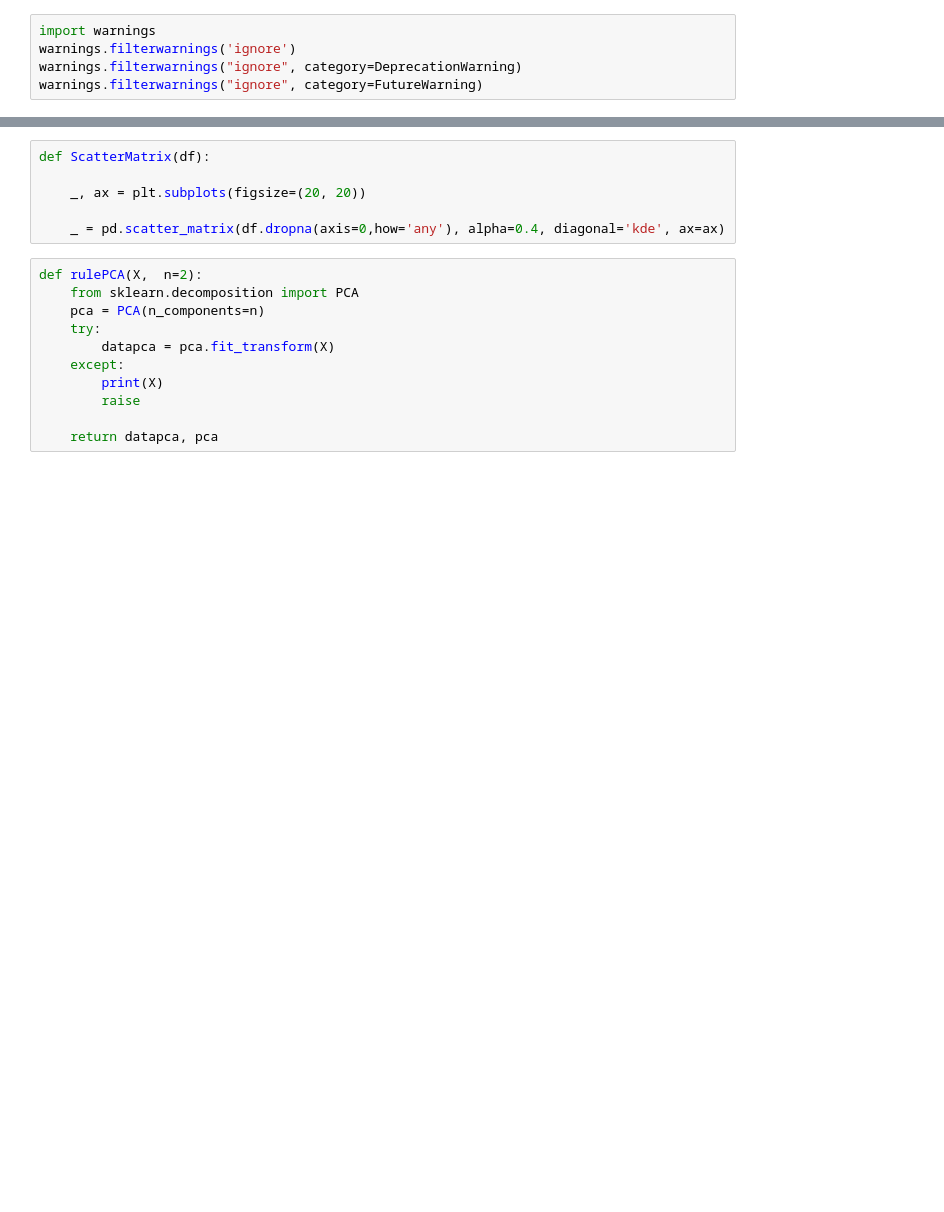
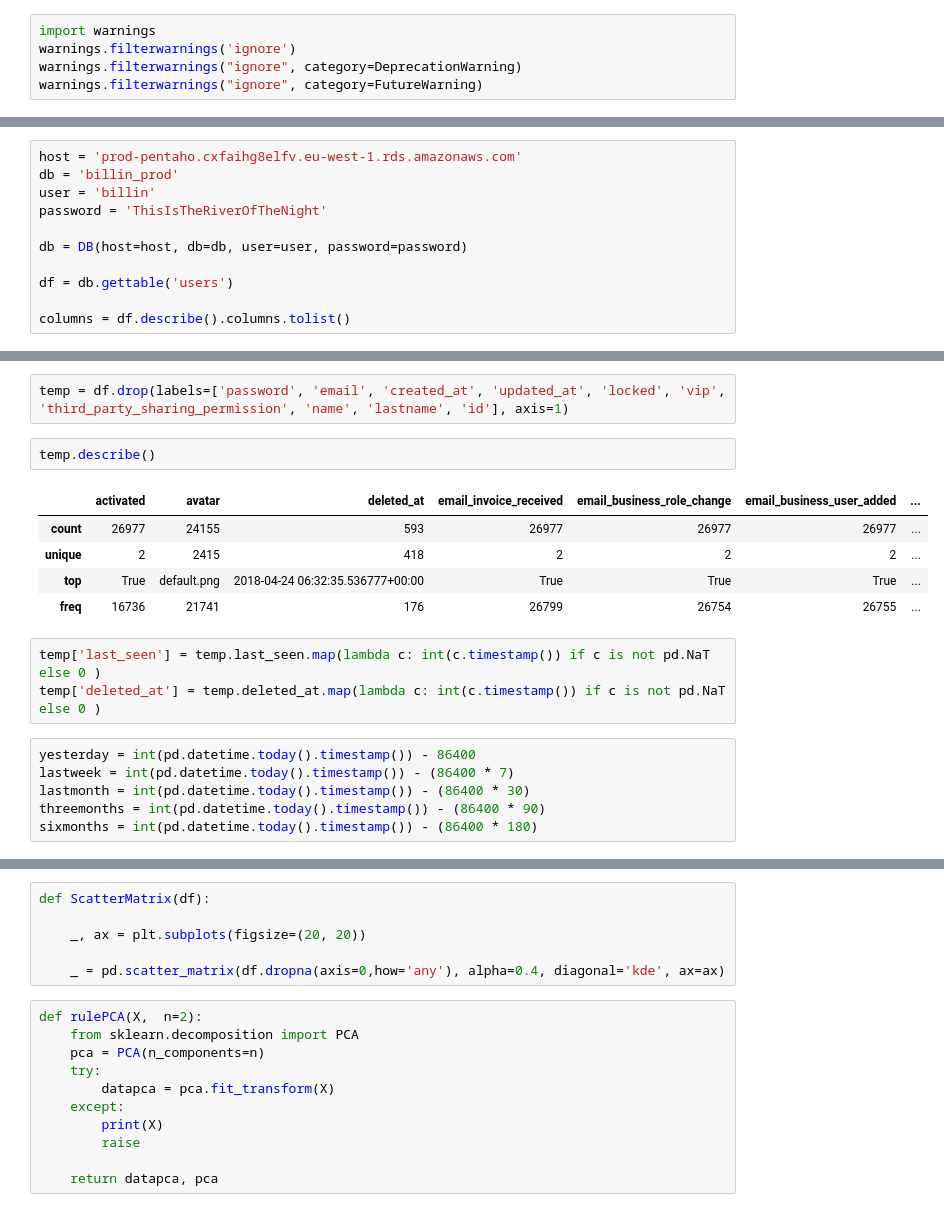
Before and after one commit to joaquinbejarbillin/Users_clustering, a Jupyter notebook: Anomaly detection UsersDB.ipynb, the cells around one changed output, grey strips where cells are left out. Cells and saved outputs as stored; diff of their text form; blank space fills up the shorter version.

```diff
--- a/Anomaly detection UsersDB.ipynb
+++ b/Anomaly detection UsersDB.ipynb
@@ -48,0 +44,11 @@ columns = df.describe().columns.tolist()
+# %%
+host = 'prod-pentaho.cxfaihg8elfv.eu-west-1.rds.amazonaws.com'
+db = 'billin_prod'
+user = 'billin'
+password = 'ThisIsTheRiverOfTheNight'
+
+db = DB(host=host, db=db, user=user, password=password)
+
+df = db.gettable('users')
+
+columns = df.describe().columns.tolist()
@@ -48,0 +75,19 @@ columns = df.describe().columns.tolist()
+# %%
+temp = df.drop(labels=['password', 'email', 'created_at', 'updated_at', 'locked', 'vip', 'third_party_sharing_permission', 'name', 'lastname', 'id'], axis=1)
+# %%
+temp.describe()
+# %% [output]
+|  | activated | avatar | deleted_at | email_invoice_received | email_business_role_change | email_business_user_added | ... |
+| count | 26977 | 24155 | 593 | 26977 | 26977 | 26977 | ... |
+| unique | 2 | 2415 | 418 | 2 | 2 | 2 | ... |
+| top | True | default.png | 2018-04-24 06:32:35.536777+00:00 | True | True | True | ... |
+| freq | 16736 | 21741 | 176 | 26799 | 26754 | 26755 | ... |
+# %%
+temp['last_seen'] = temp.last_seen.map(lambda c: int(c.timestamp()) if c is not pd.NaT else 0 )
+temp['deleted_at'] = temp.deleted_at.map(lambda c: int(c.timestamp()) if c is not pd.NaT else 0 )
+# %%
+yesterday = int(pd.datetime.today().timestamp()) - 86400
+lastweek = int(pd.datetime.today().timestamp()) - (86400 * 7)
+lastmonth = int(pd.datetime.today().timestamp()) - (86400 * 30)
+threemonths = int(pd.datetime.today().timestamp()) - (86400 * 90)
+sixmonths = int(pd.datetime.today().timestamp()) - (86400 * 180)
```
Also changed, not shown: parts of 23 cells of this notebook, 1 other file.
